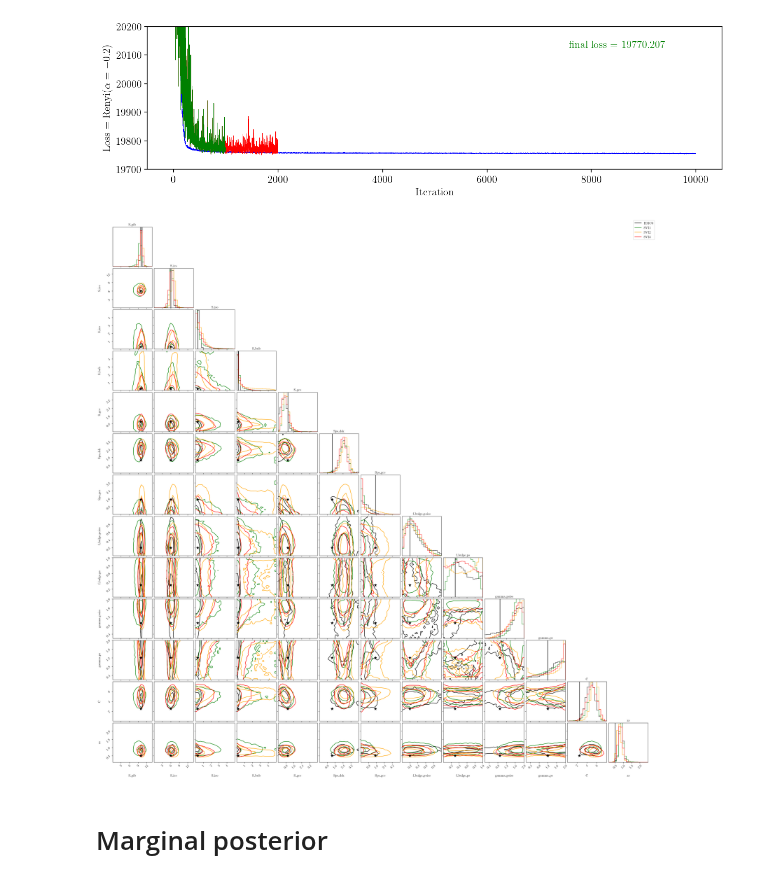
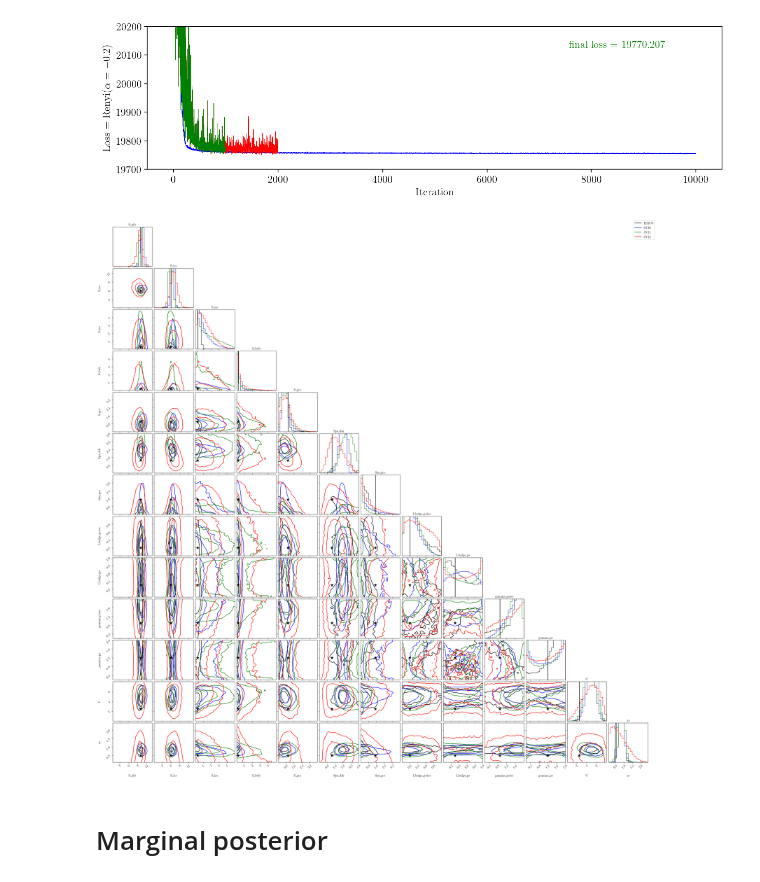
Before and after one commit to smsharma/fermi-prob-prog, a Jupyter notebook: production/view.ipynb, the cells around one changed output. Saved outputs shown, nothing was run; the diff lists cells and outputs as text; code cells hidden in the pictures.

```diff
--- a/production/view.ipynb
+++ b/production/view.ipynb
@@ -121,39 +103,41 @@ labels = [
     'f_bulge_poiss', 'f_bulge_ps', 'gamma_poiss', 'gamma_ps', 'C', 'zs'
 ]
 config_dict = {
     'HMC0' : ('../outputs/fit/hmc_Dbase23fix_2_Mbase23fix/i0_n10000_ns0.p', 'k'),
-    # 'SVI0' : ('../outputs/fit/svi_Dbase23fix_2_Mbase23fix/i0_n50000_ns10000.p', 'b'),
-    'SVI1' : ('../outputs/fit/svi_Dbase23fix_2_Mbase23fix_ns2000_a-1.0/i0_n50000_ns2000.p', 'g'),
-    'SVI2' : ('../outputs/fit/svi_Dbase23fix_2_Mbase23fix_a-5.0/i0_n50000_ns5000.p', 'b'),
-    'SVI2' : ('../outputs/fit/svi_Dbase23fix_2_Mbase23fix_a-10.0/i0_n50000_ns5000.p', 'orange'),
-    'SVI3' : ('../outputs/fit/svi_Dbase23fix_2_Mbase23fix_a-30.0/i0_n50000_ns5000.p', 'r'),
+    'SVI0' : ('../outputs/fit/svi_Dbase23fix_2_Mbase23fix_a-10/i0_n50000_ns5000.p', 'b'),
+    'SVI1' : ('../outputs/fit/svi_Dbase23fix_2_Mbase23fix_a-10geom/i0_n50000_ns5000.p', 'g'),
+    'SVI2' : ('../outputs/fit/svi_Dbase23fix_2_Mbase23fix_a-10cos/i0_n50000_ns5000.p', 'r'),
+    # 'SVI1' : ('../outputs/fit/svi_Dbase23fix_2_Mbase23fix_ns2000_a-1.0/i0_n50000_ns2000.p', 'g'),
+    # 'SVI2' : ('../outputs/fit/svi_Dbase23fix_2_Mbase23fix_a-5.0/i0_n50000_ns5000.p', 'b'),
+    # 'SVI2' : ('../outputs/fit/svi_Dbase23fix_2_Mbase23fix_a-10.0/i0_n50000_ns5000.p', 'orange'),
+    # 'SVI3' : ('../outputs/fit/svi_Dbase23fix_2_Mbase23fix_a-30.0/i0_n50000_ns5000.p', 'r'),
 }
 truth_dict = json.load(open('truth_dict_base230927.json', 'r'))
 
 # labels = [
 #     'S_pib', 'S_ics', 'S_iso', 'S_bub', 'S_gce',
 #     'f_bulge_poiss', 'gamma_poiss'
 # ]
 # config_dict = {
 #     'HMC0' : ('../outputs/fit/hmc_Dpois_Mpois/i2_n10000_ns0.p', 'k'),
 #     'SVI0' : ('../outputs/fit/svi_Dpois_Mpois/i2_n50000_ns10000.p', 'b'),
 # }
 # truth_dict = json.load(open('truth_dict_pois230927.json', 'r'))
 
 s_in = {}
 labels_dict = {}
 colors_dict = {}
 for key, (path, color) in config_dict.items():
     s = pickle.load(open(path, 'rb'))
     s_in[key] = {k: s[k] for k in labels}
     labels_dict[key] = key
     colors_dict[key] = color
 
 t_in = {k: truth_dict[k] for k in labels}
 
 multi_corner(s_in, labels, point_est=t_in, colors_dict=colors_dict, labels_dict=labels_dict)
 # %% [output]
-[figure, old version]
+[figure, new version]
 # %% [markdown]
 # Marginal posterior
 # %%
```
Also changed, not shown: parts of 3 cells of this notebook, 27 other files.
